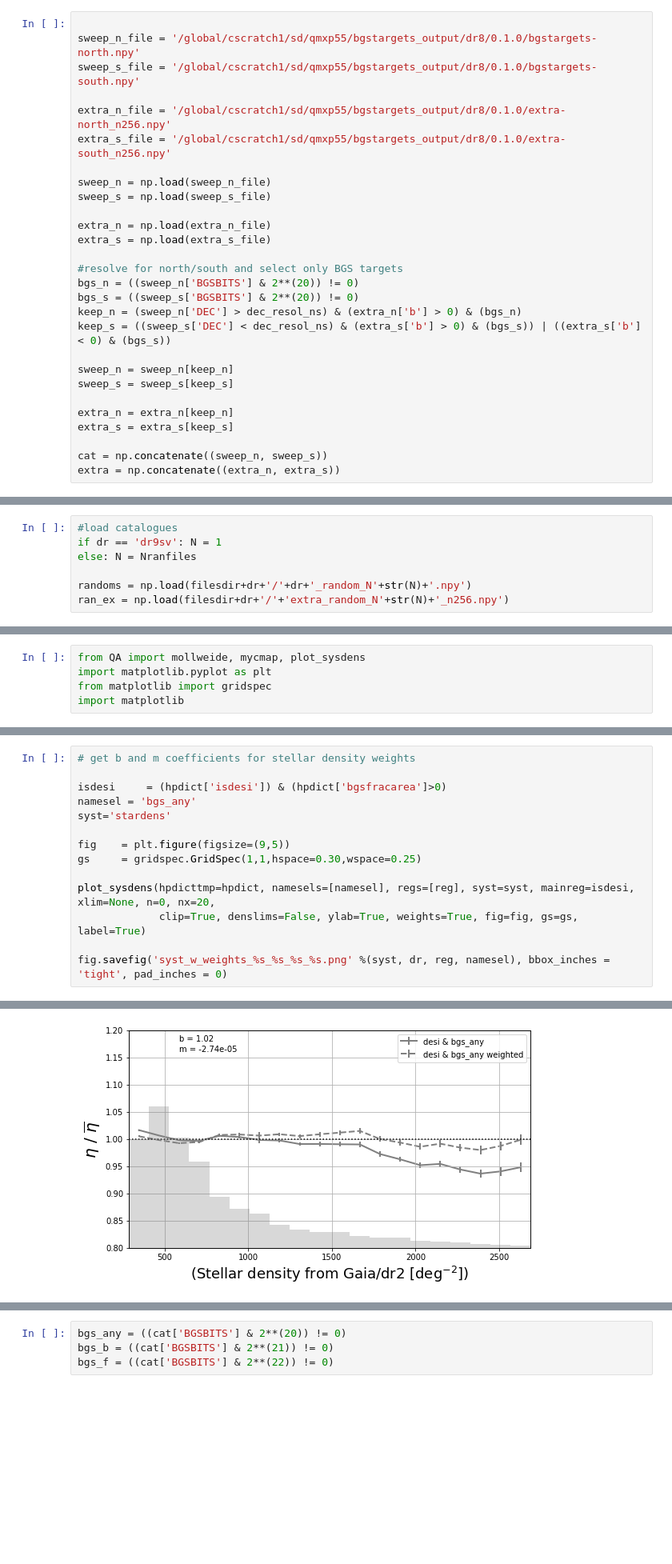
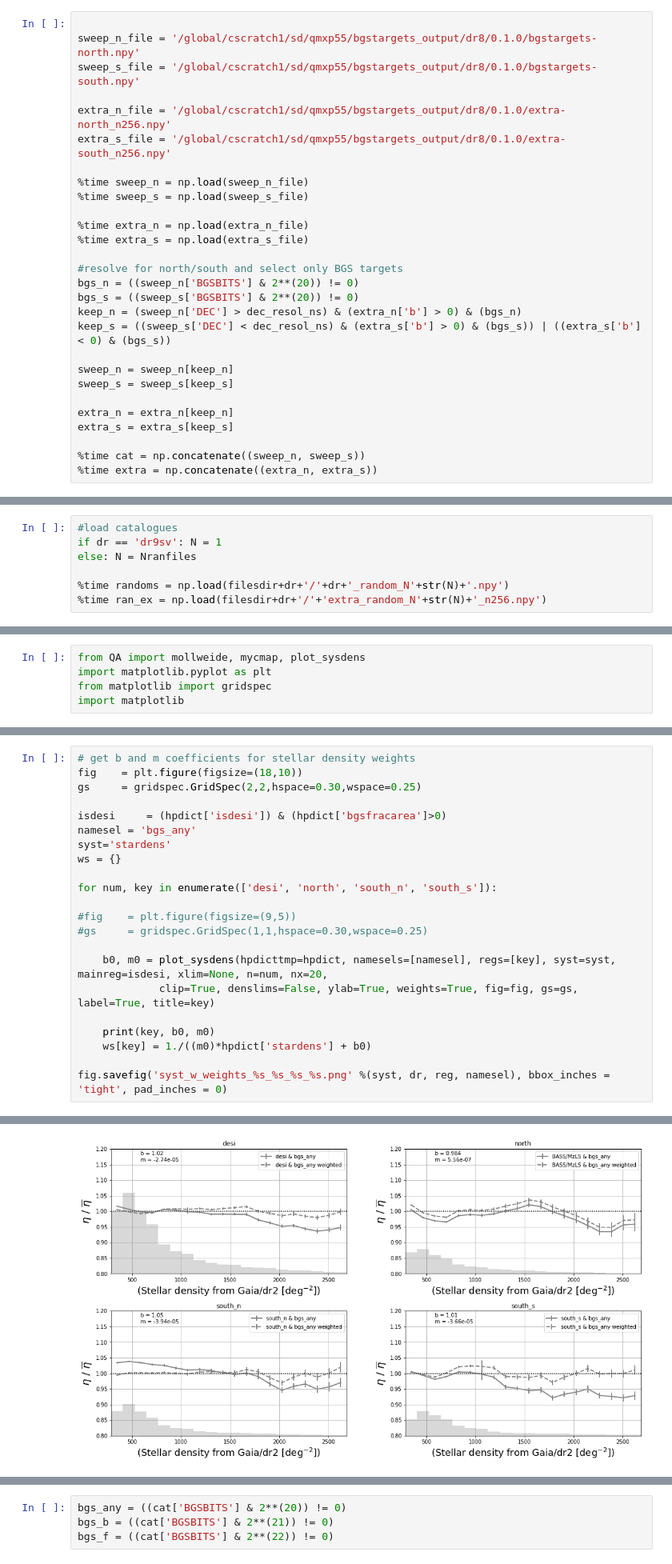
Before and after one commit to qmxp55/bgstargets, a Jupyter notebook: doc/getBGScat_with_weights.ipynb, the cells around one changed output, grey strips where cells are left out. Shown at 80% size. Cells and saved outputs as stored; diff of their text form; blank space fills up the shorter version.

```diff
--- a/doc/getBGScat_with_weights.ipynb
+++ b/doc/getBGScat_with_weights.ipynb
@@ -59,11 +59,11 @@ sweep_s_file = '/global/cscratch1/sd/qmxp55/bgstargets_output/dr8/0.1.0/bgstarge
 extra_n_file = '/global/cscratch1/sd/qmxp55/bgstargets_output/dr8/0.1.0/extra-north_n256.npy'
 extra_s_file = '/global/cscratch1/sd/qmxp55/bgstargets_output/dr8/0.1.0/extra-south_n256.npy'
 
-sweep_n = np.load(sweep_n_file)
-sweep_s = np.load(sweep_s_file)
+%time sweep_n = np.load(sweep_n_file)
+%time sweep_s = np.load(sweep_s_file)
 
-extra_n = np.load(extra_n_file)
-extra_s = np.load(extra_s_file)
+%time extra_n = np.load(extra_n_file)
+%time extra_s = np.load(extra_s_file)
 
 #resolve for north/south and select only BGS targets
 bgs_n = ((sweep_n['BGSBITS'] & 2**(20)) != 0)
@@ -77,5 +77,5 @@ sweep_s = sweep_s[keep_s]
 extra_n = extra_n[keep_n]
 extra_s = extra_s[keep_s]
 
-cat = np.concatenate((sweep_n, sweep_s))
-extra = np.concatenate((extra_n, extra_s))
+%time cat = np.concatenate((sweep_n, sweep_s))
+%time extra = np.concatenate((extra_n, extra_s))
@@ -84,5 +97,5 @@ extra = np.concatenate((extra_n, extra_s))
 if dr == 'dr9sv': N = 1
 else: N = Nranfiles
 
-randoms = np.load(filesdir+dr+'/'+dr+'_random_N'+str(N)+'.npy')
-ran_ex = np.load(filesdir+dr+'/'+'extra_random_N'+str(N)+'_n256.npy')
+%time randoms = np.load(filesdir+dr+'/'+dr+'_random_N'+str(N)+'.npy')
+%time ran_ex = np.load(filesdir+dr+'/'+'extra_random_N'+str(N)+'_n256.npy')
@@ -232,15 +155,23 @@ import matplotlib
 # %%
 # get b and m coefficients for stellar density weights
+fig    = plt.figure(figsize=(18,10))
+gs     = gridspec.GridSpec(2,2,hspace=0.30,wspace=0.25)
 
 isdesi     = (hpdict['isdesi']) & (hpdict['bgsfracarea']>0)
 namesel = 'bgs_any'
 syst='stardens'
+ws = {}
 
-fig    = plt.figure(figsize=(9,5))
-gs     = gridspec.GridSpec(1,1,hspace=0.30,wspace=0.25)
+for num, key in enumerate(['desi', 'north', 'south_n', 'south_s']):
 
-plot_sysdens(hpdicttmp=hpdict, namesels=[namesel], regs=[reg], syst=syst, mainreg=isdesi, xlim=None, n=0, nx=20,
-             clip=True, denslims=False, ylab=True, weights=True, fig=fig, gs=gs, label=True)
+#fig    = plt.figure(figsize=(9,5))
+#gs     = gridspec.GridSpec(1,1,hspace=0.30,wspace=0.25)
+
+    b0, m0 = plot_sysdens(hpdicttmp=hpdict, namesels=[namesel], regs=[key], syst=syst, mainreg=isdesi, xlim=None, n=num, nx=20,
+             clip=True, denslims=False, ylab=True, weights=True, fig=fig, gs=gs, label=True, title=key)
+
+    print(key, b0, m0)
+    ws[key] = 1./((m0)*hpdict['stardens'] + b0)
 
 fig.savefig('syst_w_weights_%s_%s_%s_%s.png' %(syst, dr, reg, namesel), bbox_inches = 'tight', pad_inches = 0)
 # %% [output]
@@ -247,4 +182,4 @@ fig.savefig('syst_w_weights_%s_%s_%s_%s.png' %(syst, dr, reg, namesel), bbox_inc
-[figure, old version]
+[figure, new version]
 # %%
 systs      = ['stardens','ebv','psfsize_g', 'psfsize_r', 'psfsize_z','galdepth_g', 'galdepth_r', 'galdepth_z']
 
```
Also changed, not shown: parts of 20 cells of this notebook, 6 other files.
